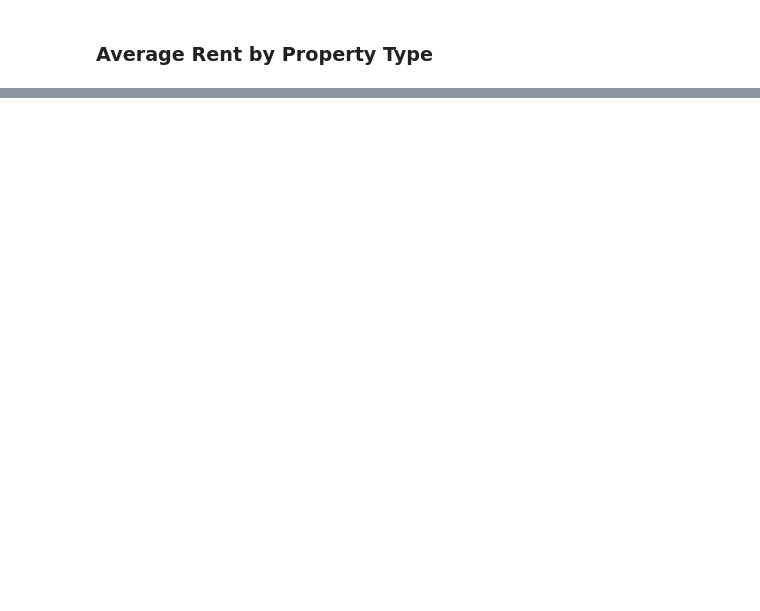
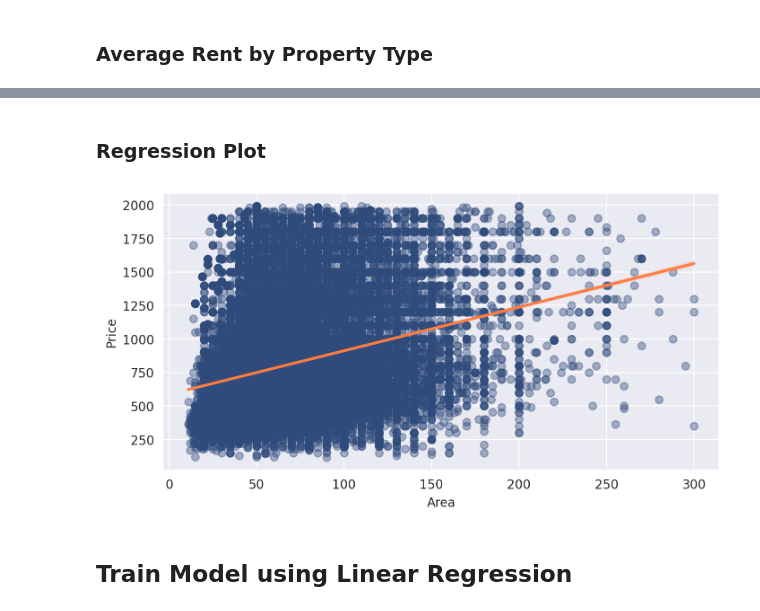
Before and after one commit to aryanahamed/italy-rent-prediction, a Jupyter notebook: main.ipynb, the cells around one changed output, grey strips where cells are left out. Cells and saved outputs as stored; diff of their text form; code cells hidden in the pictures; blank space fills up the shorter version.

```diff
--- a/main.ipynb
+++ b/main.ipynb
@@ -216,0 +398,19 @@ KeyboardInterrupt:
+# %% [markdown]
+### Regression Plot
+# %%
+plt.figure(figsize=(8,4), dpi=200)
+with sns.axes_style("darkgrid"):
+  ax= sns.regplot(data=df_filtered_outliers,
+            x='area',
+            y='price',
+            scatter_kws = {'alpha': 0.4,'color': "#2f4b7c"},
+            line_kws = {'color': '#ff7c43'})
+
+
+  ax.set(
+        ylabel='Price',
+        xlabel='Area',)
+# %% [output]
+[figure, added]
+# %% [markdown]
+## Train Model using Linear Regression
```
Also changed, not shown: parts of 38 cells of this notebook.
